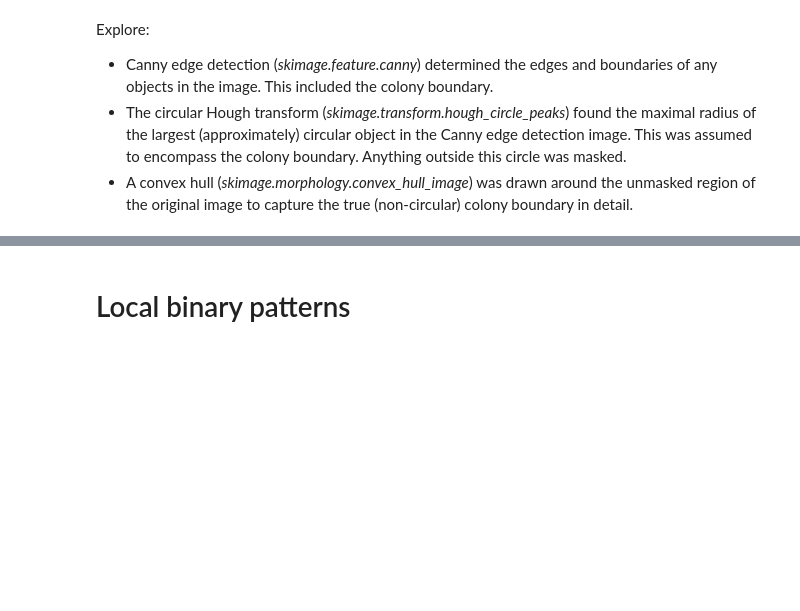
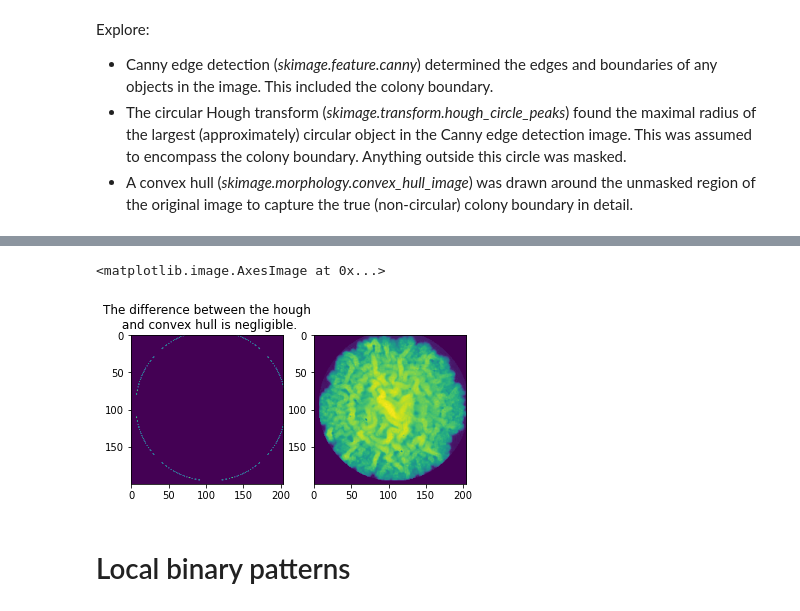
Before and after one commit to pyYeast/yeast-morphology-tutorial, a Jupyter notebook: Examples.ipynb, the cells around one changed output, grey strips where cells are left out. Cells and saved outputs as stored; diff of their text form; code cells hidden in the pictures; blank space fills up the shorter version.

```diff
--- a/Examples.ipynb
+++ b/Examples.ipynb
@@ -52,3 +81,19 @@ Explore:
+# %%
+# Convex hull won't be too different for a circular colony.
+# Try and find a weirder shape in order to demonstrate its advantage.
+chull_mask = ~ski.morphology.convex_hull_image(hough_masked_im.filled(0))
+chull_masked_im = np.ma.array(im, mask=chull_mask)
+
+# plot
+fig, axes = plt.subplots(1, 2)
+ax = axes[0]
+ax.imshow(chull_mask - hough_im)
+ax.set_title('The difference between the hough\n and convex hull is negligible.')
+ax = axes[1]
+ax.imshow(chull_masked_im.filled(0))
+# %% [output]
+<matplotlib.image.AxesImage at 0x...>
+[figure, added]
 # %% [markdown]
 # Local binary patterns
 # %% [markdown]
```
Also changed, not shown: parts of 4 cells of this notebook, 1 other file.
